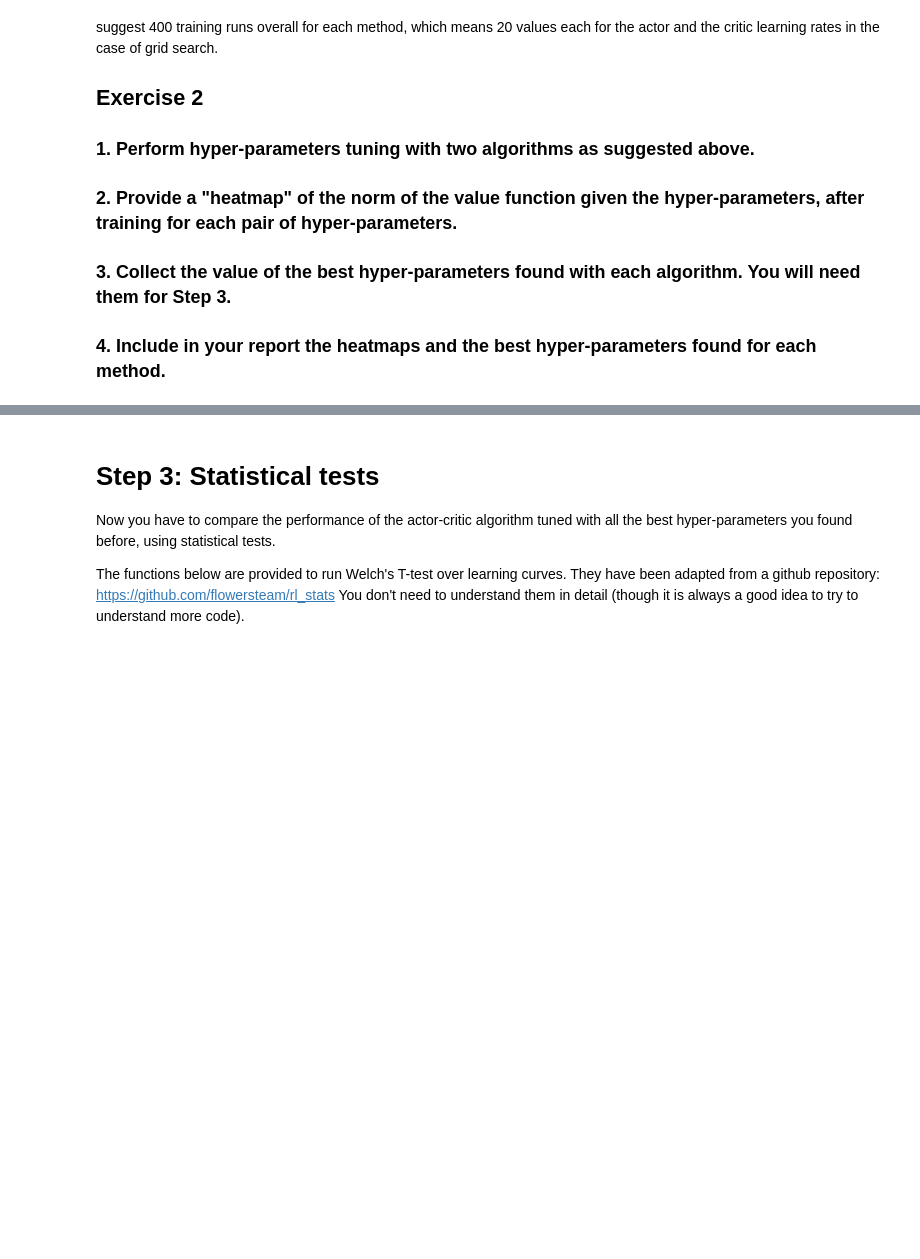
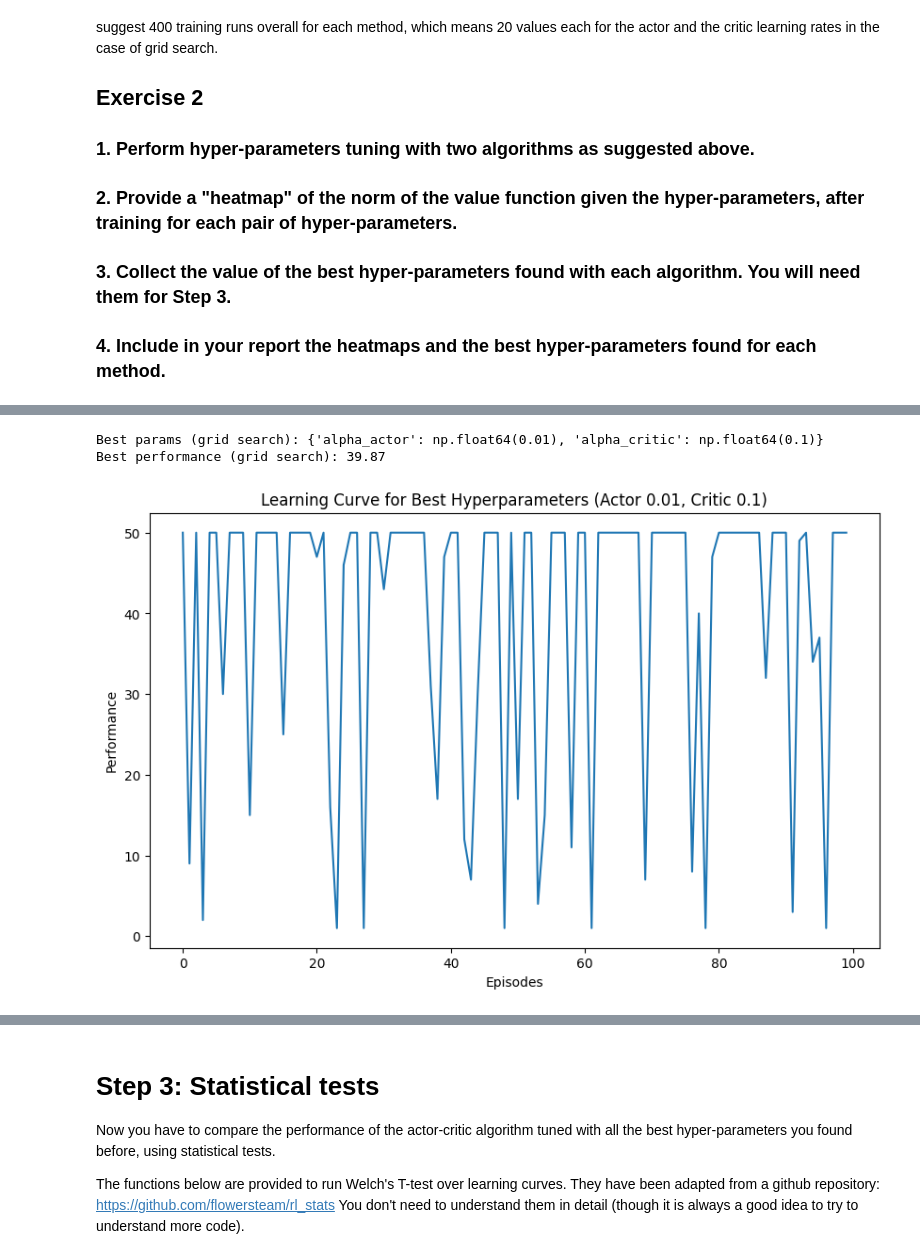
Before and after one commit to h2ocine/reinforcement-learning-projects, a Jupyter notebook: mini-projet-1/actor_critic_bayesian.ipynb, the cells around one changed output, grey strips where cells are left out. Drawn from its saved outputs; the diff is of its cells as text; code cells hidden in the pictures; blank space fills up the shorter version.

Commit message:
grid search & random search

```diff
--- a/mini-projet-1/actor_critic_bayesian.ipynb
+++ b/mini-projet-1/actor_critic_bayesian.ipynb
@@ -479,0 +454,30 @@ Best Hyperparameters found by Optuna:
+# %%
+# Example grid with alpha_actor and alpha_critic ranges
+param_grid = {
+    'alpha_actor': np.linspace(0.01, 0.1, 20),
+    'alpha_critic': np.linspace(0.01, 0.1, 20)
+}
+
+# Perform grid search with a limited number of uniformly sampled hyperparameter sets
+num_tests = 50  # Example: Limit to 50 hyperparameter combinations
+best_params_grid, best_performance_grid, all_params, all_performances, value_norms, learning_curves_dict = grid_search(param_grid, num_tests)
+
+# Print the best results
+print("Best params (grid search):", best_params_grid)
+print("Best performance (grid search):", best_performance_grid)
+# %% [output]
+Best params (grid search): {'alpha_actor': np.float64(0.01), 'alpha_critic': np.float64(0.1)}
+Best performance (grid search): 39.87
+# %%
+# Example: Access learning curves for the best hyperparameters
+best_learning_curve = learning_curves_dict[(best_params_grid['alpha_actor'], best_params_grid['alpha_critic'])]
+
+# Plot the learning curve of the best hyperparameters
+plt.figure(figsize=(10, 6))
+plt.plot(best_learning_curve)
+plt.title(f"Learning Curve for Best Hyperparameters (Actor {best_params_grid['alpha_actor']}, Critic {best_params_grid['alpha_critic']})")
+plt.xlabel("Episodes")
+plt.ylabel("Performance")
+plt.show()
+# %% [output]
+[figure, added]
```
Also changed, not shown: parts of 12 cells of this notebook.
